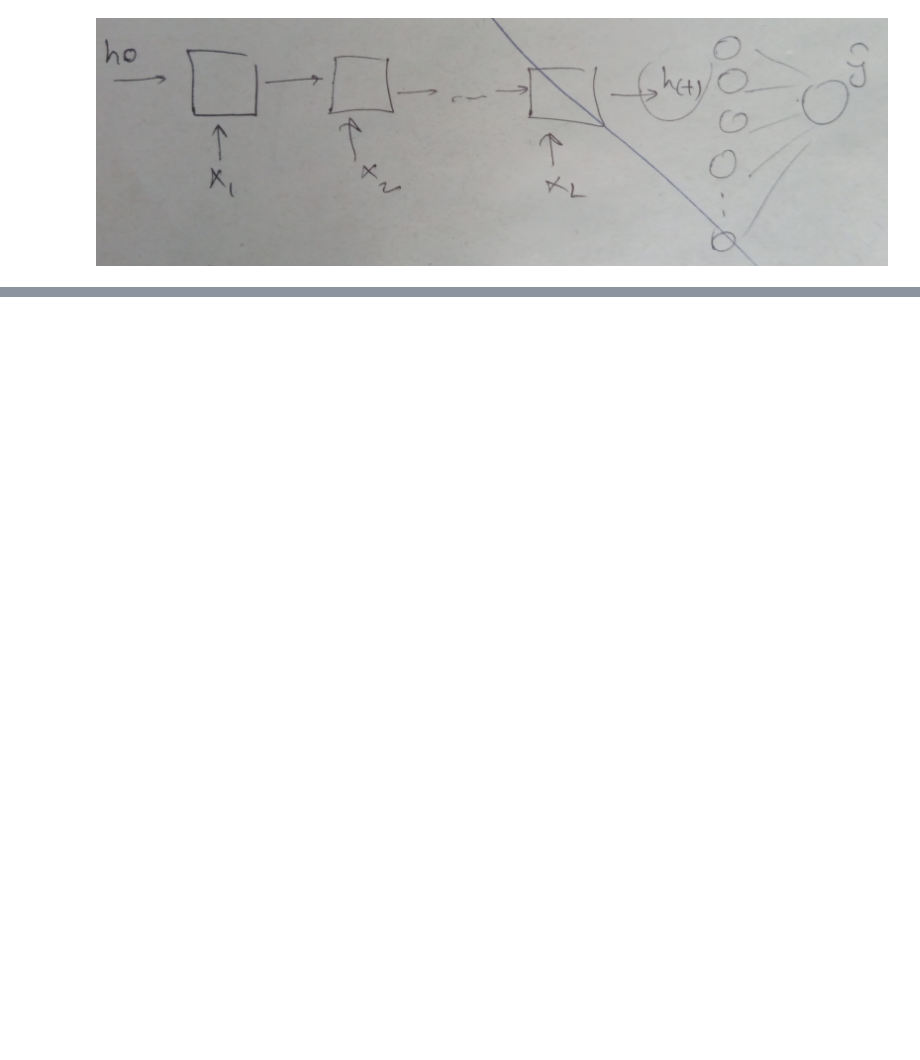
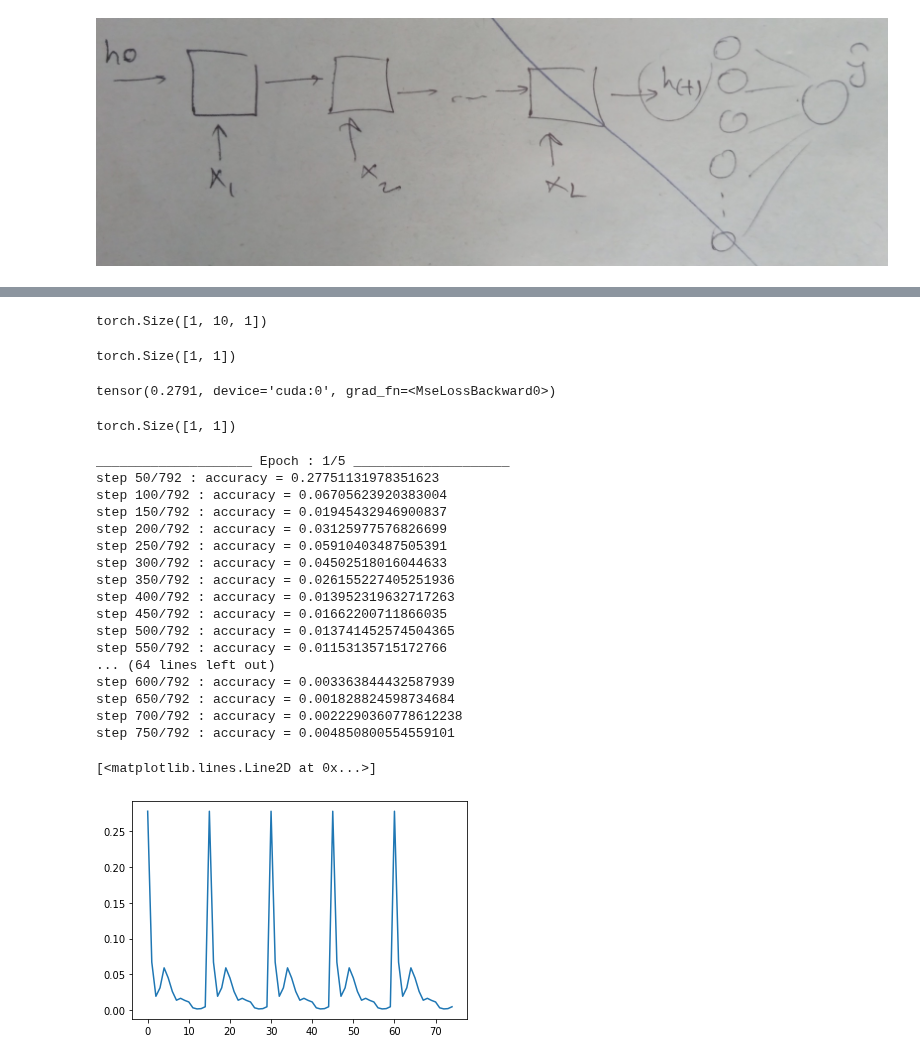
Before and after one commit to mostafa-ja/sample, a Jupyter notebook: nn_RNN_basics.ipynb, the cells around one changed output, grey strips where cells are left out. Saved outputs shown, nothing was run; the diff lists cells and outputs as text; code cells hidden in the pictures; blank space fills up the shorter version.

```diff
--- a/nn_RNN_basics.ipynb
+++ b/nn_RNN_basics.ipynb
@@ -62,4 +77,0 @@ print(X[:2],'\n',Y[:2])
-# %%
-X = np.array(X).reshape(-1,T,1)
-Y = np.array(Y).reshape(-1,1)
-print(X.shape,'\n',Y.shape)
@@ -68,0 +78,6 @@ print(X.shape,'\n',Y.shape)
+# %%
+from sklearn.model_selection import train_test_split
+X_train, X_test, Y_train, Y_test = train_test_split(
+    X,Y,test_size=0.2,shuffle=False
+)
+print(X_train.shape, X_test.shape, Y_train.shape, Y_test.shape)
@@ -69,3 +86,8 @@ print(X.shape,'\n',Y.shape)
+# %%
+X_train = torch.from_numpy(X_train.astype(np.float32)).to(device)
+X_test = torch.from_numpy(X_test.astype(np.float32)).to(device)
+Y_train = torch.from_numpy(Y_train.astype(np.float32)).to(device)
+Y_test = torch.from_numpy(Y_test.astype(np.float32)).to(device)
 # %% [markdown]
 ![a.jpg](embedded-picture-1)
 # %%
@@ -90,3 +112,7 @@ class SimpleRNN(nn.Module):
     out = self.fc(out[:,-1,:])
 
     return out
+# %%
+model = SimpleRNN(n_input=1,n_hidden=5,n_layers=1,n_output=1).to(device)
+criterion = nn.MSELoss()
+optimizer = torch.optim.Adam(model.parameters(),lr=0.01)
@@ -92,0 +127,57 @@ class SimpleRNN(nn.Module):
+# %%
+X_train[0:1].shape
+# %% [output]
+torch.Size([1, 10, 1])
+# %%
+model(X_train[0:1]).shape
+# %% [output]
+torch.Size([1, 1])
+# %%
+criterion(model(X_train[0:1]),Y_train[0:1])
+# %% [output]
+tensor(0.2791, device='cuda:0', grad_fn=<MseLossBackward0>)
+# %%
+Y_train[0:1].shape
+# %% [output]
+torch.Size([1, 1])
+# %%
+model.train()
+num_epochs=5
+losses = []
+acc = []
+for epoch in range(num_epochs):
+  print(f'{"_"*20} Epoch : {epoch+1}/{num_epochs} {"_"*20}')
+  for i in range(X_train.shape[0]):
+    y_pred = model(X_train[i:i+1])
+    loss = criterion(y_pred,Y_train[i:i+1])
+    losses.append(loss.item())
+    optimizer.zero_grad()
+    loss.backward()
+    optimizer.step()
+
+    if (i+1)%50 == 0:
+      accuracy = sum(losses[i-49:i])/100.
+      print(f'step {i+1}/{X_train.shape[0]} : accuracy = {accuracy}')
+      acc.append(accuracy)
+
+plt.plot(acc)
+# %% [output]
+____________________ Epoch : 1/5 ____________________
+step 50/792 : accuracy = 0.27751131978351623
+step 100/792 : accuracy = 0.06705623920383004
+step 150/792 : accuracy = 0.01945432946900837
+step 200/792 : accuracy = 0.03125977576826699
+step 250/792 : accuracy = 0.05910403487505391
+step 300/792 : accuracy = 0.04502518016044633
+step 350/792 : accuracy = 0.026155227405251936
+step 400/792 : accuracy = 0.013952319632717263
+step 450/792 : accuracy = 0.01662200711866035
+step 500/792 : accuracy = 0.013741452574504365
+step 550/792 : accuracy = 0.01153135715172766
+... (64 lines left out)
+step 600/792 : accuracy = 0.003363844432587939
+step 650/792 : accuracy = 0.001828824598734684
+step 700/792 : accuracy = 0.0022290360778612238
+step 750/792 : accuracy = 0.004850800554559101
+[<matplotlib.lines.Line2D at 0x...>]
+[figure, added]
```
Also changed, not shown: parts of 7 cells of this notebook.
